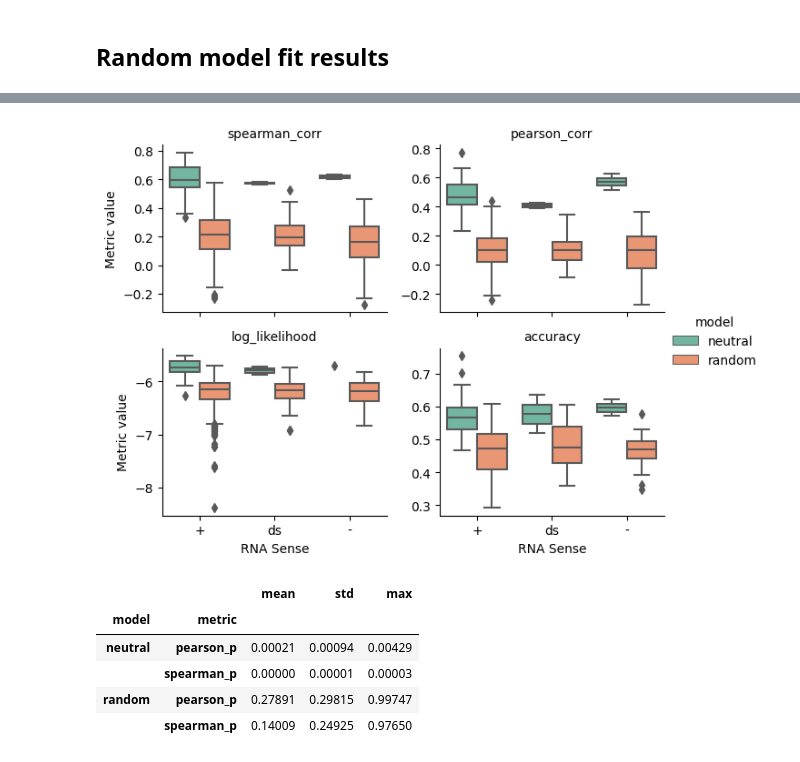
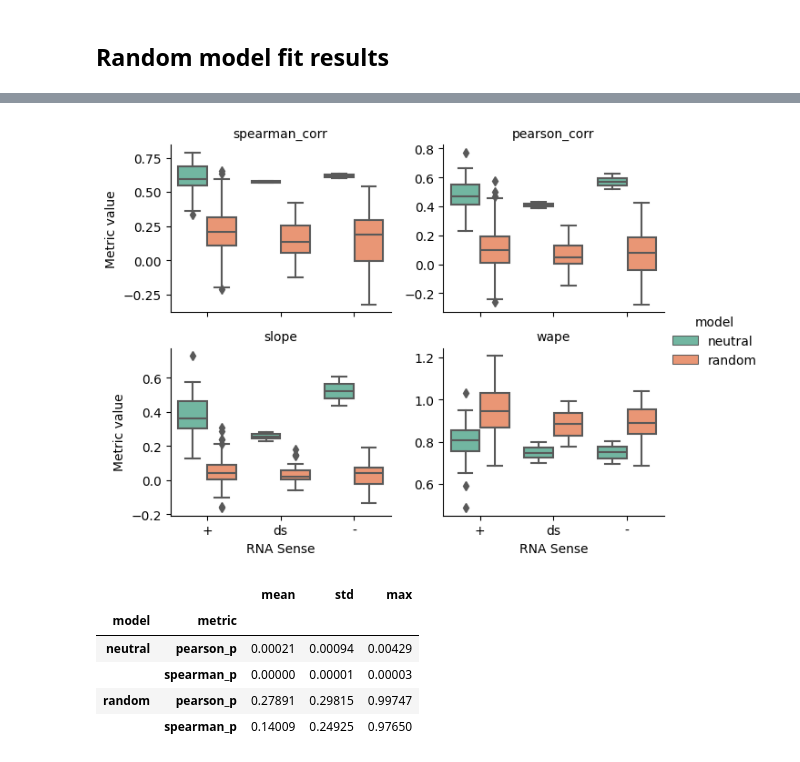
Before and after one commit to mitoclub/RNAViralMutSpec, a Jupyter notebook: viral_spectra/model_fit_workflow.ipynb, the cells around one changed output, grey strips where cells are left out. Drawn from its saved outputs; the diff is of its cells as text; code cells hidden in the pictures.

```diff
--- a/viral_spectra/model_fit_workflow.ipynb
+++ b/viral_spectra/model_fit_workflow.ipynb
@@ -209,16 +178,16 @@ memory usage: 51.8+ KB
 # %%
-_ = metrics_rnd_df[['spearman_corr', 'pearson_corr', 'log_likelihood','accuracy']]\
+_ = metrics_rnd_df[['spearman_corr', 'pearson_corr', 'slope', 'wape']]\
     .melt(ignore_index=False, var_name='metric').reset_index()
 g = sns.catplot(data=_, sharey=False, kind='box', col='metric', col_wrap=2,
                 y='value', hue='model', x='Type', palette='Set2', height=2.5, aspect=1.3,
 )
 g.set_titles('{col_name}')
 # g.set_xticklabels(g.axes[2].get_xticklabels(), rotation=-45)
 g.set_xlabels('RNA Sense')
 g.set_ylabels('Metric value')
 g.savefig('./figures/vir_rnd_fit_metrics_boxplots.pdf')
 # %% [output]
-[figure, old version]
+[figure, new version]
 # %%
 # correlations significance
 metrics_rnd_df[['spearman_p', 'pearson_p']]\
```
Also changed, not shown: parts of 6 cells of this notebook, 19 other files.
